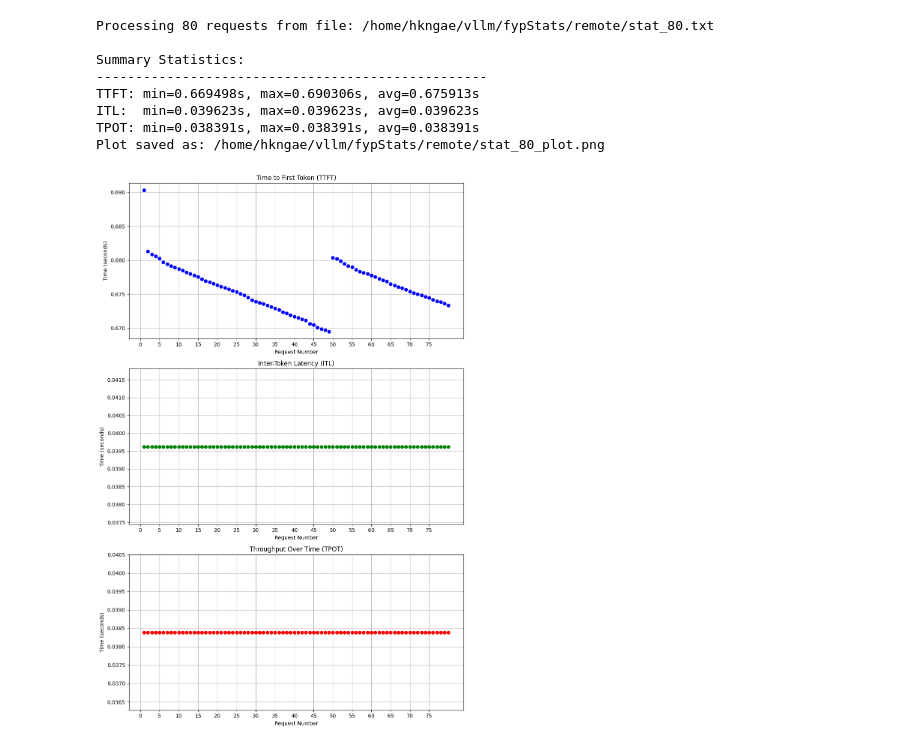
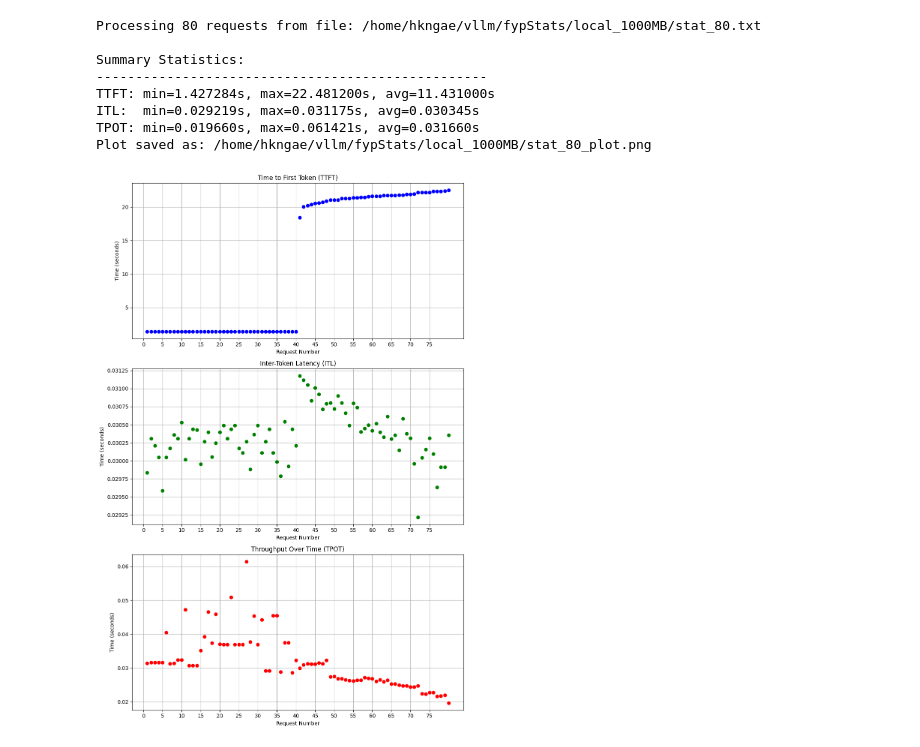
Before and after one commit to gunther520/v, a Jupyter notebook: fypStats/stat_graph.ipynb, the cells around one changed output. Cells and saved outputs as stored; diff of their text form; code cells hidden in the pictures.

```diff
--- a/fypStats/stat_graph.ipynb
+++ b/fypStats/stat_graph.ipynb
@@ -214,15 +214,15 @@ Plot saved as: /home/hkngae/vllm/fypStats/remote/stat_40_plot.png
 # %%
-filename = "/home/hkngae/vllm/fypStats/remote/stat_80.txt"
+filename = "/home/hkngae/vllm/fypStats/local_1000MB/stat_80.txt"
 num_requests = 80
 mai(filename, num_requests)
 # %% [output]
-Processing 80 requests from file: /home/hkngae/vllm/fypStats/remote/stat_80.txt
+Processing 80 requests from file: /home/hkngae/vllm/fypStats/local_1000MB/stat_80.txt
 
 Summary Statistics:
 --------------------------------------------------
-TTFT: min=0.669498s, max=0.690306s, avg=0.675913s
-ITL:  min=0.039623s, max=0.039623s, avg=0.039623s
-TPOT: min=0.038391s, max=0.038391s, avg=0.038391s
-Plot saved as: /home/hkngae/vllm/fypStats/remote/stat_80_plot.png
+TTFT: min=1.427284s, max=22.481200s, avg=11.431000s
+ITL:  min=0.029219s, max=0.031175s, avg=0.030345s
+TPOT: min=0.019660s, max=0.061421s, avg=0.031660s
+Plot saved as: /home/hkngae/vllm/fypStats/local_1000MB/stat_80_plot.png
-[figure, old version]
+[figure, new version]
 # %%
```
Also changed, not shown: parts of 23 cells of this notebook, 26 other files.
